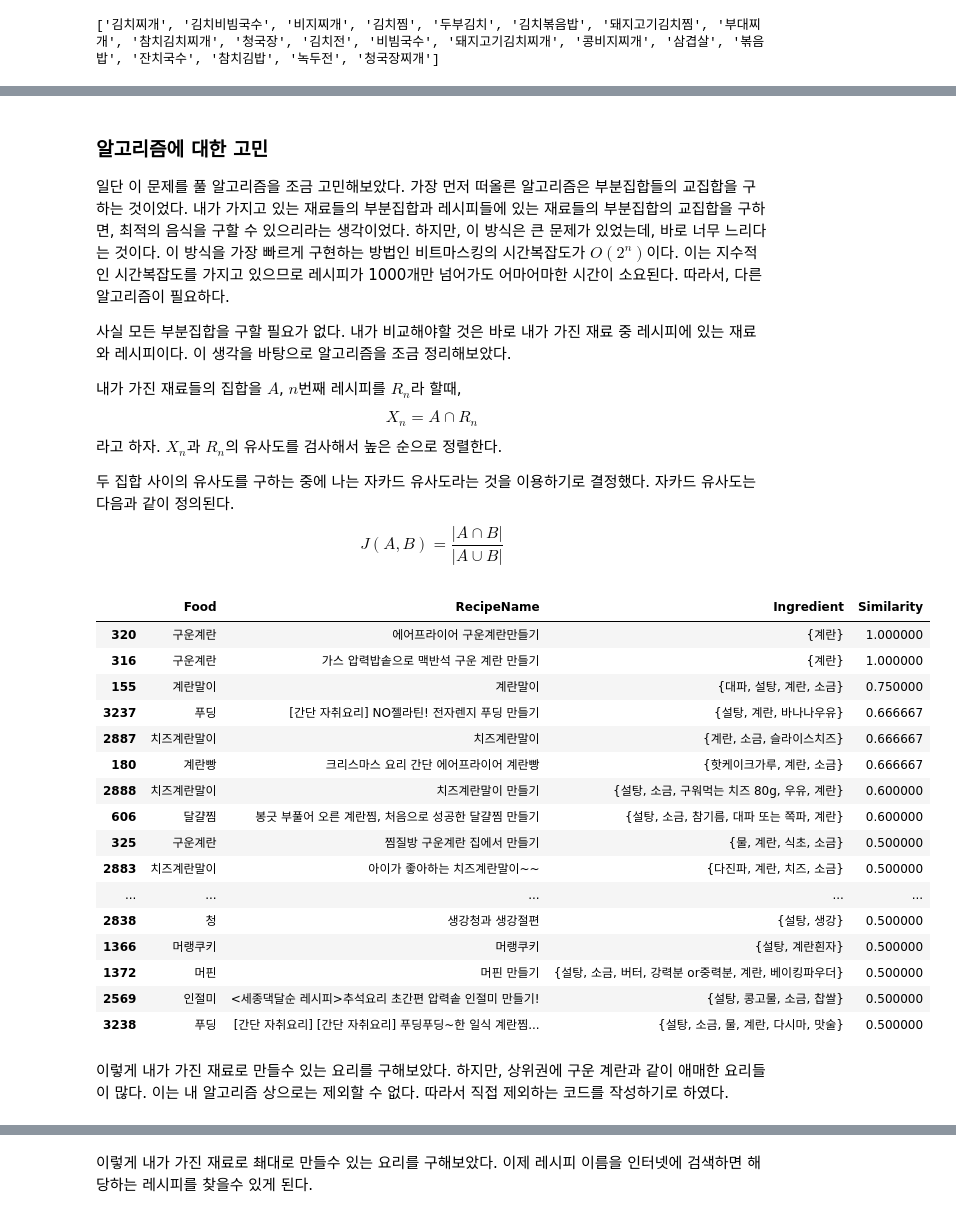
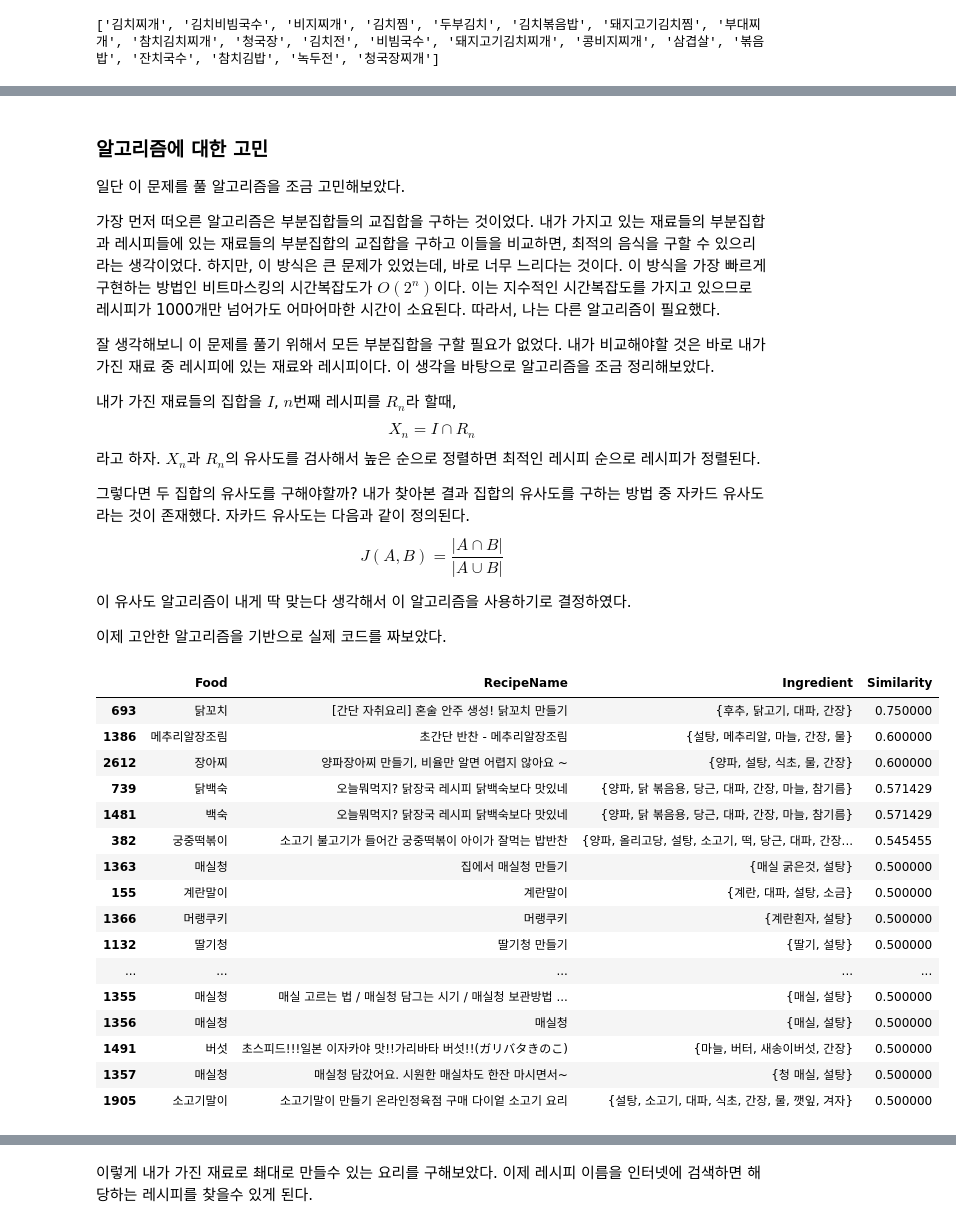
Before and after one commit to myoun/notebook, a Jupyter notebook: notebooks/food analysis.ipynb, the cells around one changed output, grey strips where cells are left out. Drawn from its saved outputs; the diff is of its cells as text; code cells hidden in the pictures.

```diff
--- a/notebooks/food analysis.ipynb
+++ b/notebooks/food analysis.ipynb
@@ -292,65 +93,68 @@ print(top_food_df)
 # %% [markdown]
 ### 알고리즘에 대한 고민
 일단 이 문제를 풀 알고리즘을 조금 고민해보았다.
-가장 먼저 떠올른 알고리즘은 부분집합들의 교집합을 구하는 것이었다.
-내가 가지고 있는 재료들의 부분집합과 레시피들에 있는 재료들의 부분집합의 교집합을 구하면, 최적의 음식을 구할 수 있으리라는 생각이었다.
+
+가장 먼저 떠오른 알고리즘은 부분집합들의 교집합을 구하는 것이었다.
+내가 가지고 있는 재료들의 부분집합과 레시피들에 있는 재료들의 부분집합의 교집합을 구하고 이들을 비교하면, 최적의 음식을 구할 수 있으리라는 생각이었다.
 하지만, 이 방식은 큰 문제가 있었는데, 바로 너무 느리다는 것이다.
 이 방식을 가장 빠르게 구현하는 방법인 비트마스킹의 시간복잡도가 $O(2^n)$이다.
 이는 지수적인 시간복잡도를 가지고 있으므로 레시피가 1000개만 넘어가도 어마어마한 시간이 소요된다.
-따라서, 다른 알고리즘이 필요하다.
+따라서, 나는 다른 알고리즘이 필요했다.
 
-사실 모든 부분집합을 구할 필요가 없다.
+잘 생각해보니 이 문제를 풀기 위해서 모든 부분집합을 구할 필요가 없었다.
 내가 비교해야할 것은 바로 내가 가진 재료 중 레시피에 있는 재료와 레시피이다.
 이 생각을 바탕으로 알고리즘을 조금 정리해보았다.
 
-내가 가진 재료들의 집합을 $A$, $n$번째 레시피를 $R_{n}$라 할때,
-$$ X_{n} = A \cap R_{n} $$ 라고 하자.
-$X_{n}$과 $R_{n}$의 유사도를 검사해서 높은 순으로 정렬한다.
+내가 가진 재료들의 집합을 $I$, $n$번째 레시피를 $R_{n}$라 할때,
+$$ X_{n} = I \cap R_{n} $$ 라고 하자.
+$X_{n}$과 $R_{n}$의 유사도를 검사해서 높은 순으로 정렬하면 최적인 레시피 순으로 레시피가 정렬된다.
 
-두 집합 사이의 유사도를 구하는 중에 나는 자카드 유사도라는 것을 이용하기로 결정했다.
+그렇다면 두 집합의 유사도를 구해야할까?
+내가 찾아본 결과 집합의 유사도를 구하는 방법 중 자카드 유사도라는 것이 존재했다.
 자카드 유사도는 다음과 같이 정의된다.
 $$ J(A, B) = \frac{|A \cap B|}{|A \cup B|} $$
+
+이 유사도 알고리즘이 내게 딱 맞는다 생각해서 이 알고리즘을 사용하기로 결정하였다.
+
+이제 고안한 알고리즘을 기반으로 실제 코드를 짜보았다.
 # %%
 def jaccard_similarity(set1, set2): # 자카드 유사도를 이용하여 유사도 측정
     intersection = len(set1.intersection(set2))
     union = len(set1.union(set2))
     return intersection / union if union != 0 else 0.0
 
-A = {'닭고기', '양파', '소금', '설탕', '계란', '진간장', '마늘'}
+I = {'닭고기', '간장', '마늘', '설탕', '소고기', '대파', '양파'} # 재료들
 
 R = df.groupby(["Food", "RecipeName"])['Ingredient'].apply(set).reset_index() # 음식 이름과 레시피 이름을 기준으로 그룹화 후, 재료들을 집합으로 묶음
 
 result = R.copy()
 similarities = np.zeros(len(result)) # 0으로 채워진 배열 생성
-for index, row in R.iterrows():
+for index, row in R.iterrows(): # 전체 레시피에 대해 반복
     Rn = row['Ingredient']
-    Xn = A & Rn
-    if len(Xn) == 0:
+    Xn = I & Rn
+    if len(Xn) == 0: # Xn이 공집합이면 건너뛴다
         continue
-    sim = jaccard_similarity(Xn, Rn)
+    sim = jaccard_similarity(Xn, Rn) # Xn과 Rn의 유사도 구기기
     similarities[index] = np.float64(sim)
 result['Similarity'] = similarities
 
 result = result.sort_values(by="Similarity", ascending=False) # 유사도 기준으로 내림차순 정렬
 result.head(20) # 상위 n개만 뽑기
 # %% [output]
 |  | Food | RecipeName | Ingredient | Similarity |
-| 320 | 구운계란 | 에어프라이어 구운계란만들기 | {계란} | 1.000000 |
-| 316 | 구운계란 | 가스 압력밥솥으로 맥반석 구운 계란 만들기 | {계란} | 1.000000 |
-| 155 | 계란말이 | 계란말이 | {대파, 설탕, 계란, 소금} | 0.750000 |
-| 3237 | 푸딩 | [간단 자취요리] NO젤라틴! 전자렌지 푸딩 만들기 | {설탕, 계란, 바나나우유} | 0.666667 |
-| 2887 | 치즈계란말이 | 치즈계란말이 | {계란, 소금, 슬라이스치즈} | 0.666667 |
-| 180 | 계란빵 | 크리스마스 요리 간단 에어프라이어 계란빵 | {핫케이크가루, 계란, 소금} | 0.666667 |
-| 2888 | 치즈계란말이 | 치즈계란말이 만들기 | {설탕, 소금, 구워먹는 치즈 80g, 우유, 계란} | 0.600000 |
-| 606 | 달걀찜 | 봉긋 부풀어 오른 계란찜, 처음으로 성공한 달걀찜 만들기 | {설탕, 소금, 참기름, 대파 또는 쪽파, 계란} | 0.600000 |
-| 325 | 구운계란 | 찜질방 구운계란 집에서 만들기 | {물, 계란, 식초, 소금} | 0.500000 |
-| 2883 | 치즈계란말이 | 아이가 좋아하는 치즈계란말이~~ | {다진파, 계란, 치즈, 소금} | 0.500000 |
+| 693 | 닭꼬치 | [간단 자취요리] 혼술 안주 생성! 닭꼬치 만들기 | {후추, 닭고기, 대파, 간장} | 0.750000 |
+| 1386 | 메추리알장조림 | 초간단 반찬 - 메추리알장조림 | {설탕, 메추리알, 마늘, 간장, 물} | 0.600000 |
+| 2612 | 장아찌 | 양파장아찌 만들기, 비율만 알면 어렵지 않아요 ~ | {양파, 설탕, 식초, 물, 간장} | 0.600000 |
+| 739 | 닭백숙 | 오늘뭐먹지? 닭장국 레시피 닭백숙보다 맛있네 | {양파, 닭 볶음용, 당근, 대파, 간장, 마늘, 참기름} | 0.571429 |
+| 1481 | 백숙 | 오늘뭐먹지? 닭장국 레시피 닭백숙보다 맛있네 | {양파, 닭 볶음용, 당근, 대파, 간장, 마늘, 참기름} | 0.571429 |
+| 382 | 궁중떡볶이 | 소고기 불고기가 들어간 궁중떡볶이 아이가 잘먹는 밥반찬 | {양파, 올리고당, 설탕, 소고기, 떡, 당근, 대파, 간장... | 0.545455 |
+| 1363 | 매실청 | 집에서 매실청 만들기 | {매실 굵은것, 설탕} | 0.500000 |
+| 155 | 계란말이 | 계란말이 | {계란, 대파, 설탕, 소금} | 0.500000 |
+| 1366 | 머랭쿠키 | 머랭쿠키 | {계란흰자, 설탕} | 0.500000 |
+| 1132 | 딸기청 | 딸기청 만들기 | {딸기, 설탕} | 0.500000 |
 | ... | ... | ... | ... | ... |
-| 2838 | 청 | 생강청과 생강절편 | {설탕, 생강} | 0.500000 |
-| 1366 | 머랭쿠키 | 머랭쿠키 | {설탕, 계란흰자} | 0.500000 |
-| 1372 | 머핀 | 머핀 만들기 | {설탕, 소금, 버터, 강력분 or중력분, 계란, 베이킹파우더} | 0.500000 |
-| 2569 | 인절미 | <세종댁달순 레시피>추석요리 초간편 압력솥 인절미 만들기! | {설탕, 콩고물, 소금, 찹쌀} | 0.500000 |
-| 3238 | 푸딩 | [간단 자취요리] [간단 자취요리] 푸딩푸딩~한 일식 계란찜... | {설탕, 소금, 물, 계란, 다시마, 맛술} | 0.500000 |
+| 1355 | 매실청 | 매실 고르는 법 / 매실청 담그는 시기 / 매실청 보관방법 ... | {매실, 설탕} | 0.500000 |
+| 1356 | 매실청 | 매실청 | {매실, 설탕} | 0.500000 |
+| 1491 | 버섯 | 초스피드!!!일본 이자카야 맛!!가리바타 버섯!!(ガリバタきのこ) | {마늘, 버터, 새송이버섯, 간장} | 0.500000 |
+| 1357 | 매실청 | 매실청 담갔어요. 시원한 매실차도 한잔 마시면서~ | {청 매실, 설탕} | 0.500000 |
+| 1905 | 소고기말이 | 소고기말이 만들기 온라인정육점 구매 다이엍 소고기 요리 | {설탕, 소고기, 대파, 식초, 간장, 물, 깻잎, 겨자} | 0.500000 |
-# %% [markdown]
-이렇게 내가 가진 재료로 만들수 있는 요리를 구해보았다. 하지만, 상위권에 구운 계란과 같이 애매한 요리들이 많다. 이는 내 알고리즘 상으로는 제외할 수 없다.
-따라서 직접 제외하는 코드를 작성하기로 하였다.
```
Also changed, not shown: parts of 12 cells of this notebook, 2 other files.
